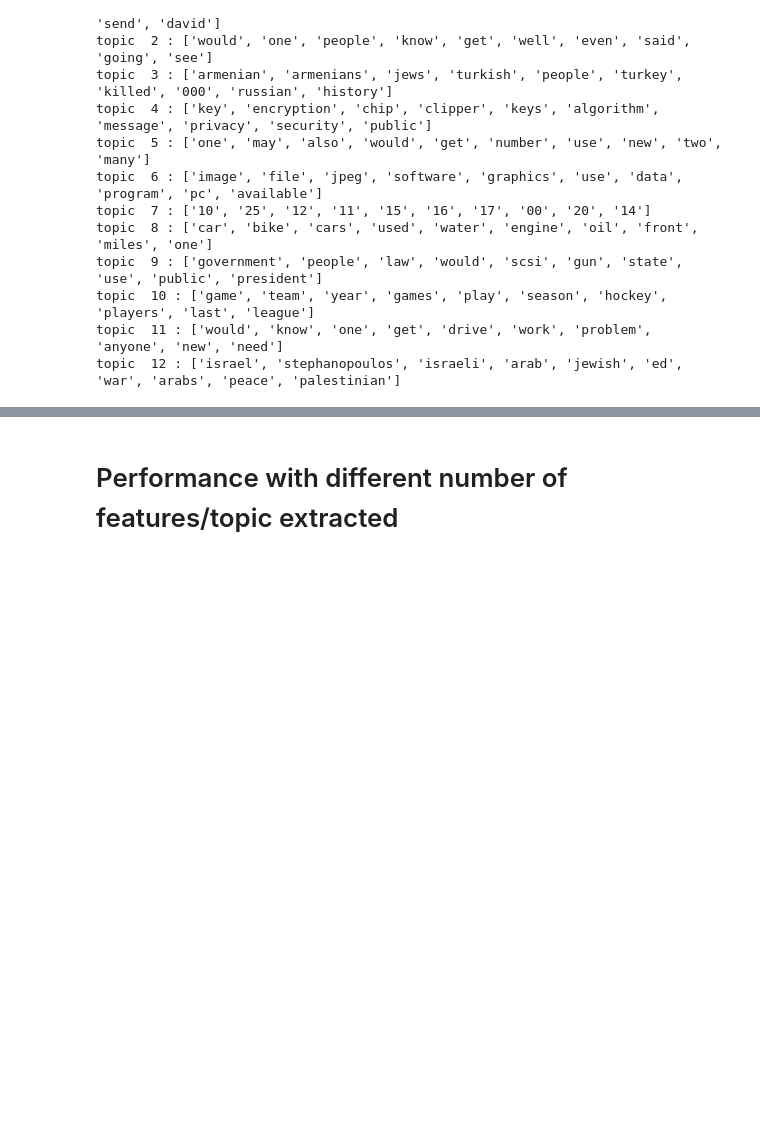
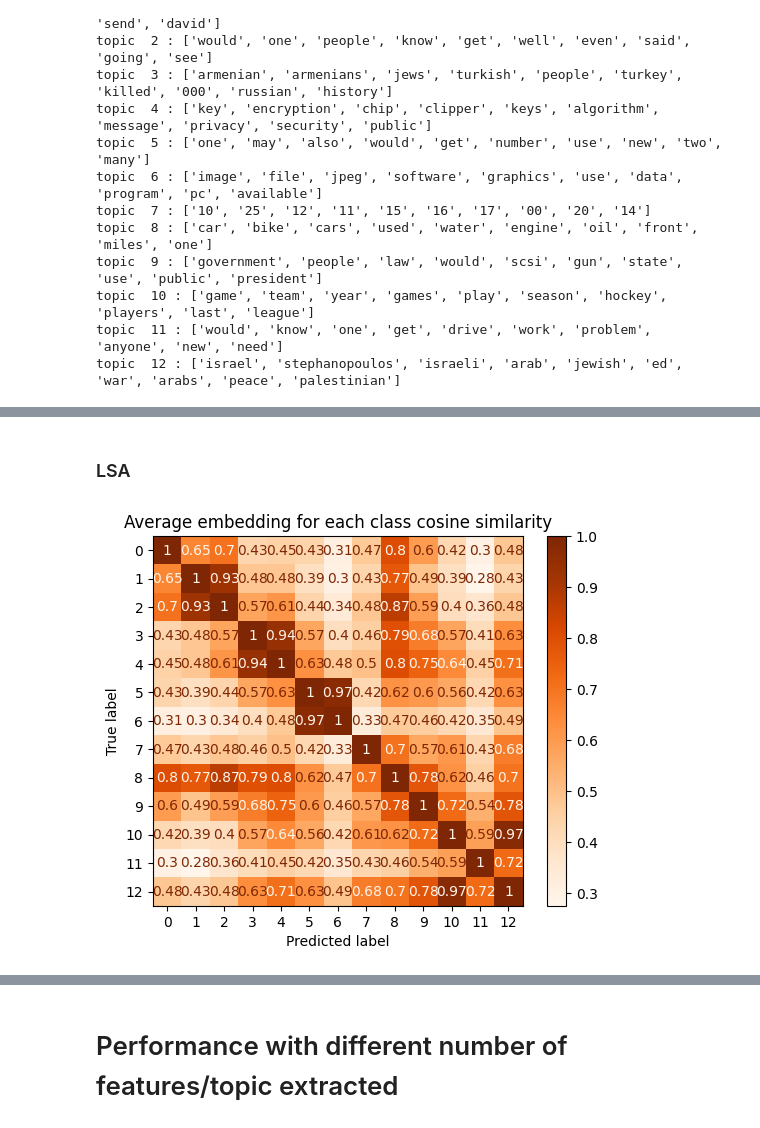
Before and after one commit to DavideBuldrin1/feature-extraction-for-text, a Jupyter notebook: lsa_lda_and_nmf_for_feature_extraction_bert.ipynb, the cells around one changed output, grey strips where cells are left out. Saved outputs shown, nothing was run; the diff lists cells and outputs as text; code cells hidden in the pictures; blank space fills up the shorter version.

```diff
--- a/lsa_lda_and_nmf_for_feature_extraction_bert.ipynb
+++ b/lsa_lda_and_nmf_for_feature_extraction_bert.ipynb
@@ -228,7 +234,7 @@ def visualize_features(nmf_results, class_labels,categories):
 
     plt.show()
 
-
+# set of list and dict containg useful infor for classes
 categories = [
     "alt.atheism",
     "comp.graphics",
@@ -285,17 +291,21 @@ label2id = {v: k for k, v in id2label.items()}
 
 max_width = max(len(f'{label2id[i]} :') for i in range(13))
 
+
 def annotate_cm(cm):
     for i in range(len(cm)):
         for j in range(len(cm[i])):
             plt.text(j, i, str(cm[i][j]), ha='center', va='center', color='black')
 
+
+
 def evaluator(extracted_features, labels, dict_related_categories, categories,random_state = 42, related_categories = None):
-
+    '''takes feature and hierachcak structure of label and performs a classifcation on
+       using a random forest presenting the results
+    '''
     x_train_split, x_test_split, label_train, labels_test = train_test_split(
     extracted_features, labels, test_size=0.3, random_state=random_state)
     rf = RandomForestClassifier(criterion  = 'gini').fit(x_train_split, label_train)
-    # rf = MLPClassifier(hidden_layer_sizes = (50,20,10,)).fit(x_train_split, label_train)
     predictions = rf.predict(x_test_split)
     cm = ((confusion_matrix(labels_test, predictions,normalize = 'true'))*100).round(0)
     cm = np.vectorize(lambda x: int(f'{x:.0f}'))(cm)
@@ -305,7 +315,7 @@ def evaluator(extracted_features, labels, dict_related_categories, categories,ra
     report1 = classification_report(labels_test, predictions, target_names=categories)
     report2 = classification_report([dict_related_categories[i] for i in labels_test], [dict_related_categories[i] for i in predictions], target_names=related_categories)
 
-
+    # plot classification results and feature importance
     plt.figure(figsize=(15, 15))
     plt.subplot(3, 2, 1)
     plt.imshow(cm, interpolation='nearest', cmap=plt.cm.Oranges,origin='upper', aspect='auto',)
@@ -316,7 +326,7 @@ def evaluator(extracted_features, labels, dict_related_categories, categories,ra
     plt.xlabel('Predicted')
     plt.ylabel('True')
     annotate_cm(cm)
-    #plt.barh(range(num_topics), rf.feature_importances_)
+
     plt.subplot(3, 2, 3)
     plt.text(0.2, 0.2, report1, horizontalalignment='center', verticalalignment='center', fontsize=12)
     plt.axis('off')
@@ -345,6 +355,7 @@ def evaluator(extracted_features, labels, dict_related_categories, categories,ra
     plt.show()
 
 def run_test(num_topics, tfidf_matrix, count_matrix,  labels):
+    ''' creates classification scores for NMF LDA LSA '''
 
     start = time.time()
     lsa = TruncatedSVD(n_components=num_topics)
@@ -403,7 +414,7 @@ def centroids_classes(results, class_labels,categories):
 
         centroid =[]
         for j in range(len(results[0])):
-                centroid.append(np.median(class_data[:, j]))
+                centroid.append(np.mean(class_data[:, j]))
         centroids.append(centroid)
     return centroids
 
@@ -732,0 +616,2 @@ The same can be done for LSA the also extracting extremely negative values can b
+# %% [markdown]
+### LSA
@@ -732,0 +637,9 @@ The same can be done for LSA the also extracting extremely negative values can b
+# %%
+#cosine similarity table for each average embedding
+cs = cosine_similarity(np.array(lsa_centroids),np.array(lsa_centroids))
+disp = ConfusionMatrixDisplay(confusion_matrix=cs)
+disp.plot( cmap=plt.cm.Oranges)
+plt.title('Average embedding for each class cosine similarity')
+plt.show()
+# %% [output]
+[figure, added]
```
Also changed, not shown: parts of 98 cells of this notebook.
